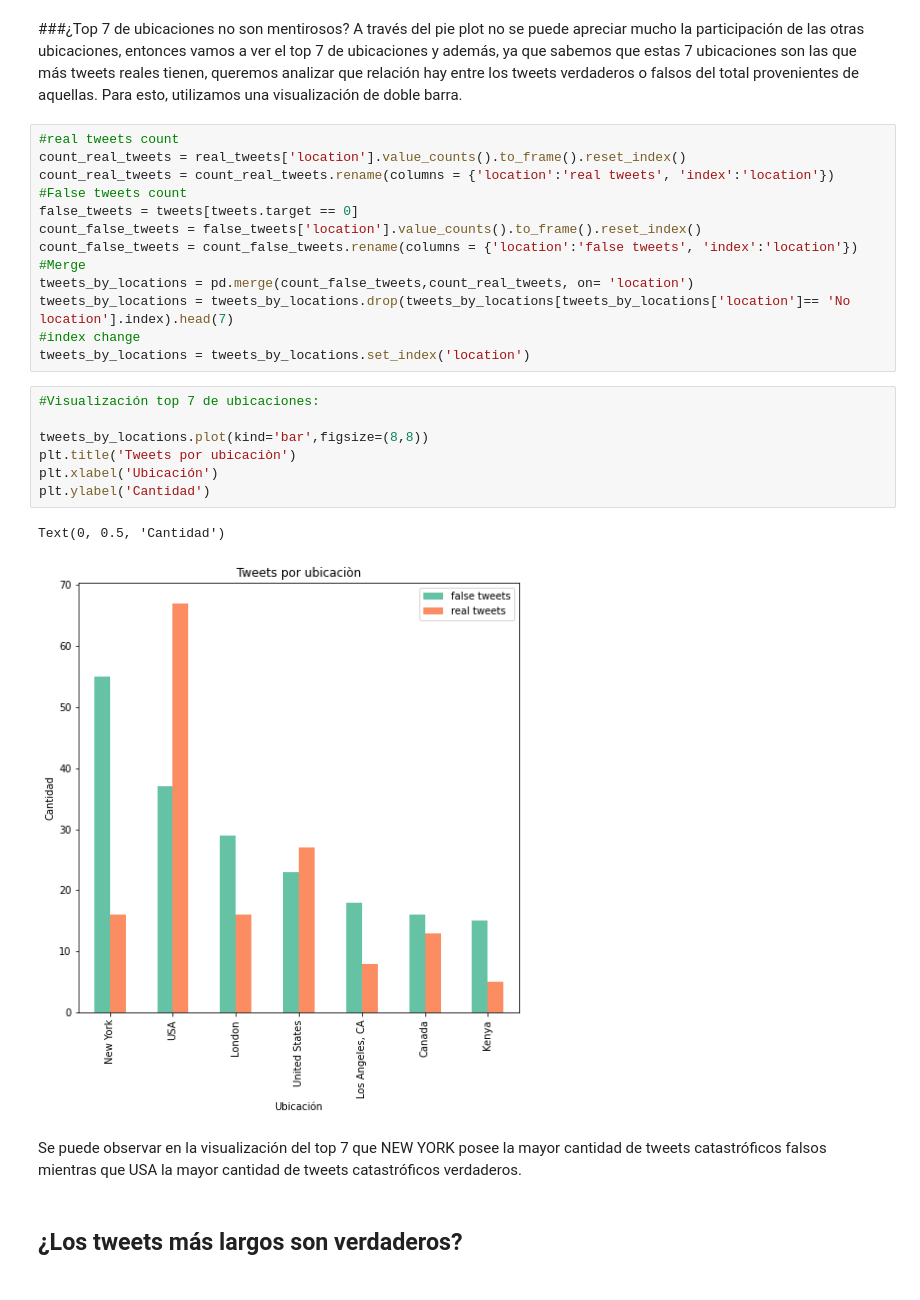
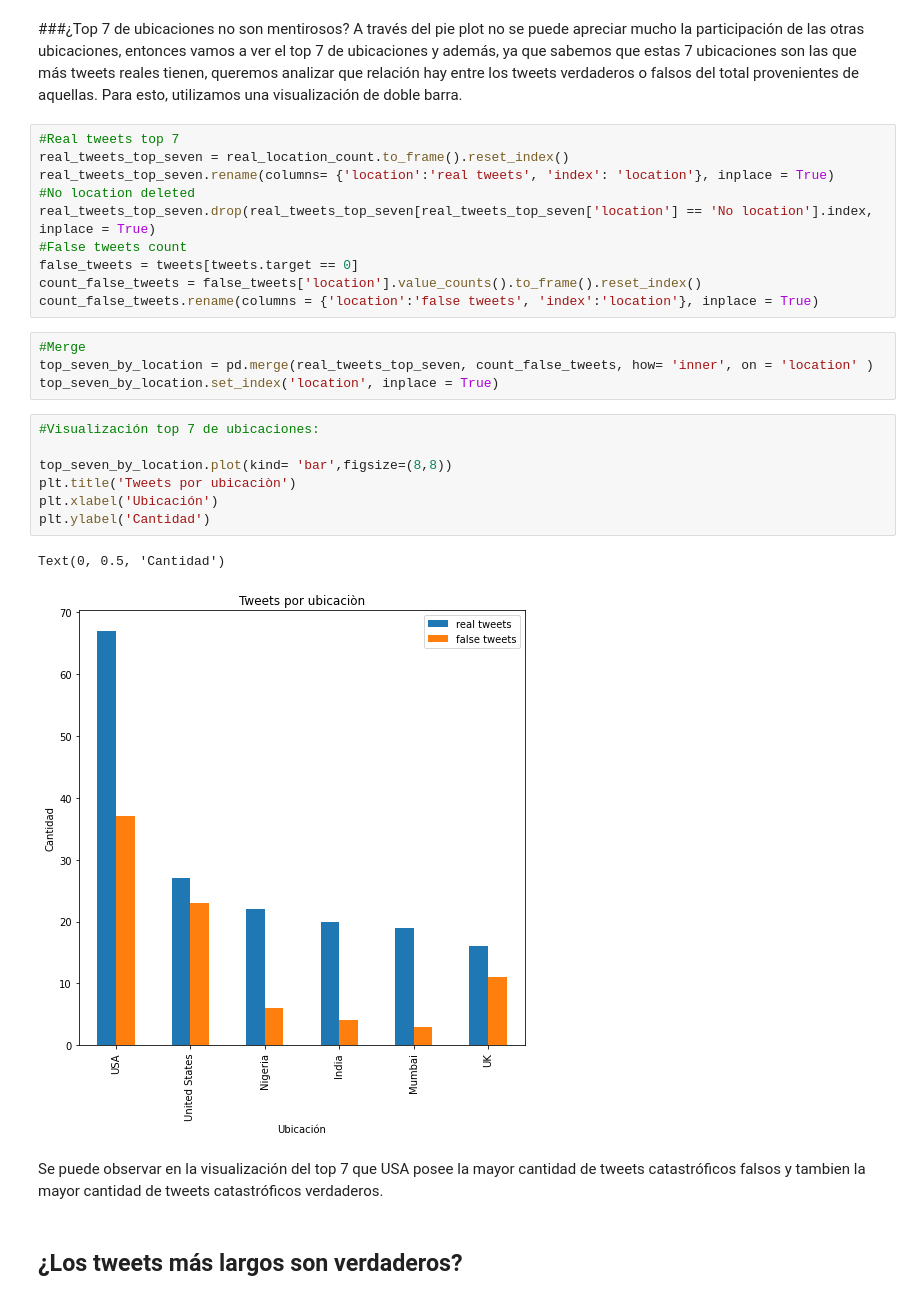
Before and after one commit to grettynazario/TP1-orgaDatos, a Jupyter notebook: TP1.ipynb, the cells around one changed output. Saved outputs shown, nothing was run; the diff lists cells and outputs as text.

Commit message:
UpDate:  análisis de ubicación (tomado del top 7 de tweets reales por ubicación) de los tweets reales y falsos, sin tener en cuenta los que no tienen ubicación

```diff
--- a/TP1.ipynb
+++ b/TP1.ipynb
@@ -163,30 +176,31 @@ plt.show(plot, pp)
 ###¿Top 7 de ubicaciones no son mentirosos?
 A través del pie plot no se puede apreciar mucho la participación de las otras ubicaciones, entonces vamos a ver el top 7 de ubicaciones y además, ya que sabemos que estas 7 ubicaciones son las que más tweets reales tienen, queremos analizar que relación hay entre los tweets verdaderos o falsos del total provenientes de aquellas. Para esto, utilizamos una visualización de doble barra.
 # %%
-#real tweets count
-count_real_tweets = real_tweets['location'].value_counts().to_frame().reset_index()
-count_real_tweets = count_real_tweets.rename(columns = {'location':'real tweets', 'index':'location'})
+#Real tweets top 7
+real_tweets_top_seven = real_location_count.to_frame().reset_index()
+real_tweets_top_seven.rename(columns= {'location':'real tweets', 'index': 'location'}, inplace = True)
+#No location deleted
+real_tweets_top_seven.drop(real_tweets_top_seven[real_tweets_top_seven['location'] == 'No location'].index, inplace = True)
 #False tweets count
 false_tweets = tweets[tweets.target == 0]
 count_false_tweets = false_tweets['location'].value_counts().to_frame().reset_index()
-count_false_tweets = count_false_tweets.rename(columns = {'location':'false tweets', 'index':'location'})
-#Merge
-tweets_by_locations = pd.merge(count_false_tweets,count_real_tweets, on= 'location')
-tweets_by_locations = tweets_by_locations.drop(tweets_by_locations[tweets_by_locations['location']== 'No location'].index).head(7)
-#index change
-tweets_by_locations = tweets_by_locations.set_index('location')
+count_false_tweets.rename(columns = {'location':'false tweets', 'index':'location'}, inplace = True)
+# %%
+#Merge
+top_seven_by_location = pd.merge(real_tweets_top_seven, count_false_tweets, how= 'inner', on = 'location' )
+top_seven_by_location.set_index('location', inplace = True)
 # %%
 #Visualización top 7 de ubicaciones:
 
-tweets_by_locations.plot(kind='bar',figsize=(8,8))
+top_seven_by_location.plot(kind= 'bar',figsize=(8,8))
 plt.title('Tweets por ubicaciòn')
 plt.xlabel('Ubicación')
 plt.ylabel('Cantidad')
 # %% [output]
 Text(0, 0.5, 'Cantidad')
-[figure, old version]
+[figure, new version]
 # %% [markdown]
-Se puede observar en la visualización del top 7  que NEW YORK posee la mayor cantidad de tweets catastróficos falsos mientras que USA la mayor cantidad de tweets catastróficos verdaderos.
+Se puede observar en la visualización del top 7  que USA posee la mayor cantidad de tweets catastróficos falsos y tambien la mayor cantidad de tweets catastróficos verdaderos.
 # %% [markdown]
 ## ¿Los tweets más largos son verdaderos?
 # %%
```
Also changed, not shown: parts of 4 cells of this notebook.
